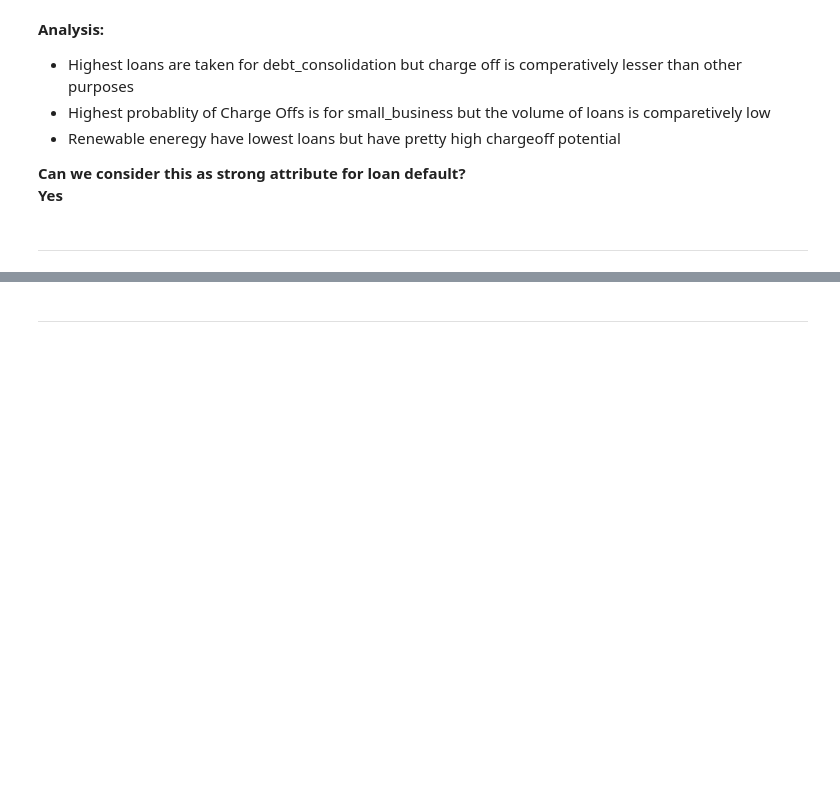
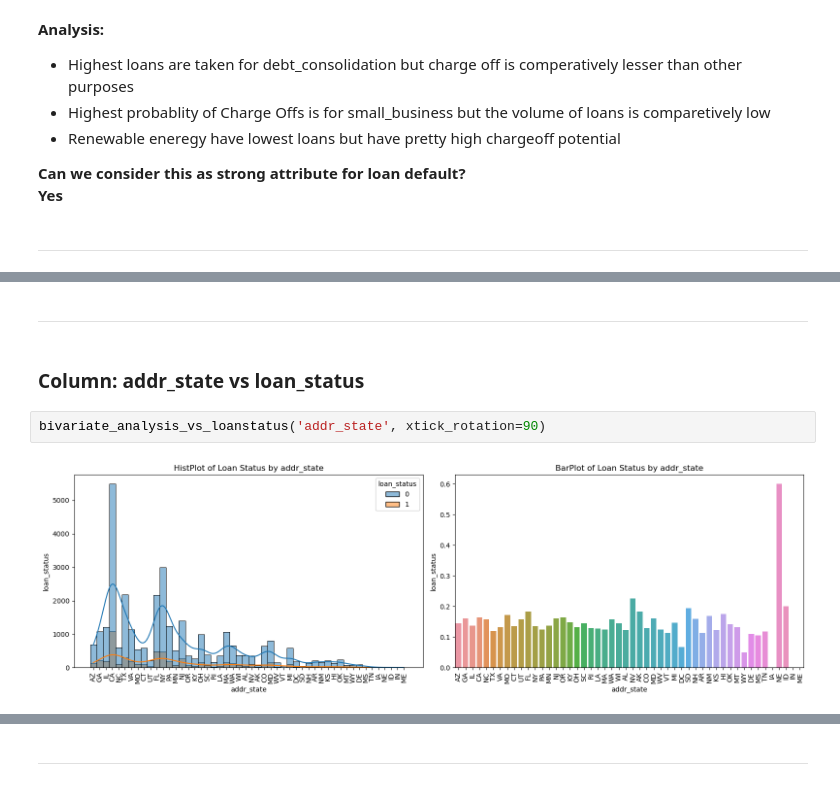
Before and after one commit to vikrampawar88/LendingClub-Case-Study, a Jupyter notebook: Vikram_Pawar.ipynb, the cells around one changed output, grey strips where cells are left out. Cells and saved outputs as stored; diff of their text form; blank space fills up the shorter version.

```diff
--- a/Vikram_Pawar.ipynb
+++ b/Vikram_Pawar.ipynb
@@ -1646,0 +1715,8 @@ __Yes__
+# %% [markdown]
+------
+# %% [markdown]
+### Column: addr_state vs loan_status
+# %%
+bivariate_analysis_vs_loanstatus('addr_state', xtick_rotation=90)
+# %% [output]
+[figure, added]
```
Also changed, not shown: parts of 50 cells of this notebook.
